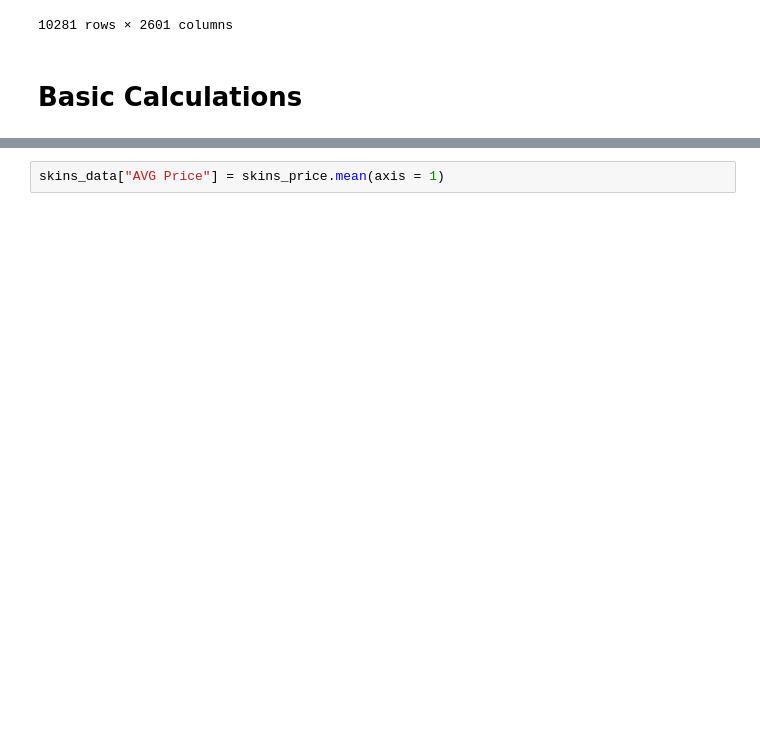
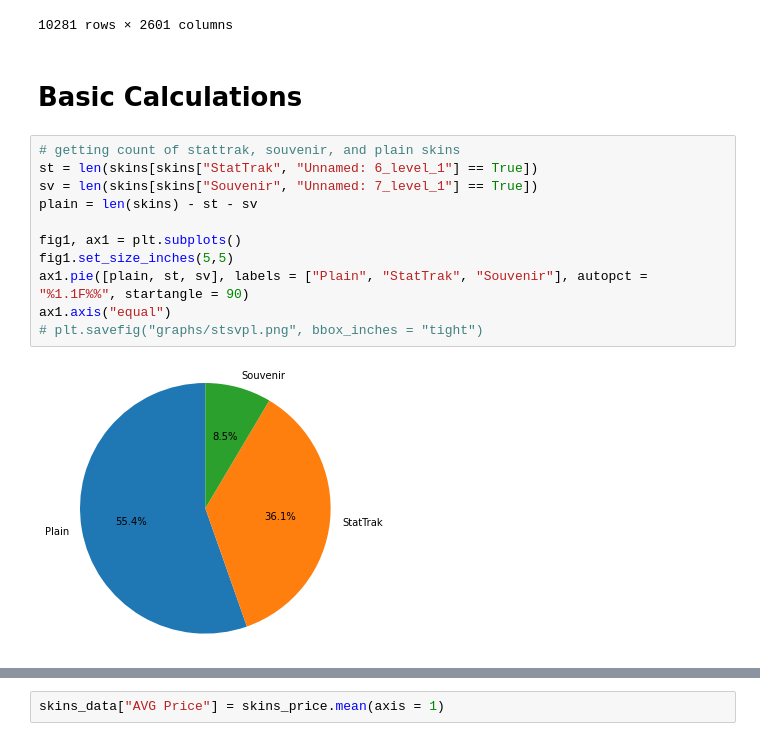
Before and after one commit to whuang37/csgo-market, a Jupyter notebook: data_analysis.ipynb, the cells around one changed output, grey strips where cells are left out. Saved outputs shown, nothing was run; the diff lists cells and outputs as text; blank space fills up the shorter version.

```diff
--- a/data_analysis.ipynb
+++ b/data_analysis.ipynb
@@ -108,3 +136,16 @@ vol_price
 10281 rows × 2601 columns
 # %% [markdown]
 # Basic Calculations
+# %%
+# getting count of stattrak, souvenir, and plain skins
+st = len(skins[skins["StatTrak", "Unnamed: 6_level_1"] == True])
+sv = len(skins[skins["Souvenir", "Unnamed: 7_level_1"] == True])
+plain = len(skins) - st - sv
+
+fig1, ax1 = plt.subplots()
+fig1.set_size_inches(5,5)
+ax1.pie([plain, st, sv], labels = ["Plain", "StatTrak", "Souvenir"], autopct = "%1.1F%%", startangle = 90)
+ax1.axis("equal")
+# plt.savefig("graphs/stsvpl.png", bbox_inches = "tight")
+# %% [output]
+[figure, added]
```
Also changed, not shown: parts of 35 cells of this notebook, 1 other file.
